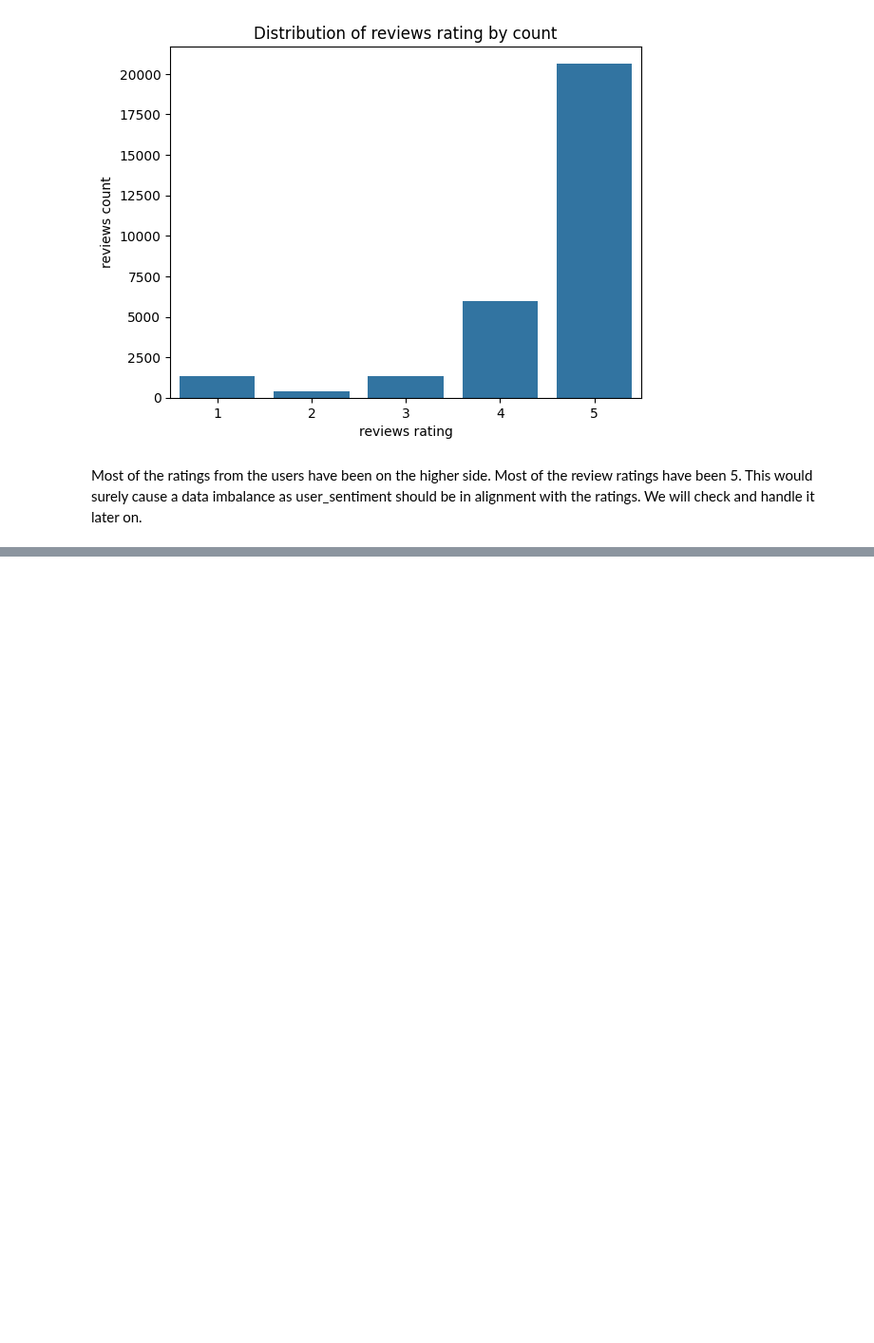
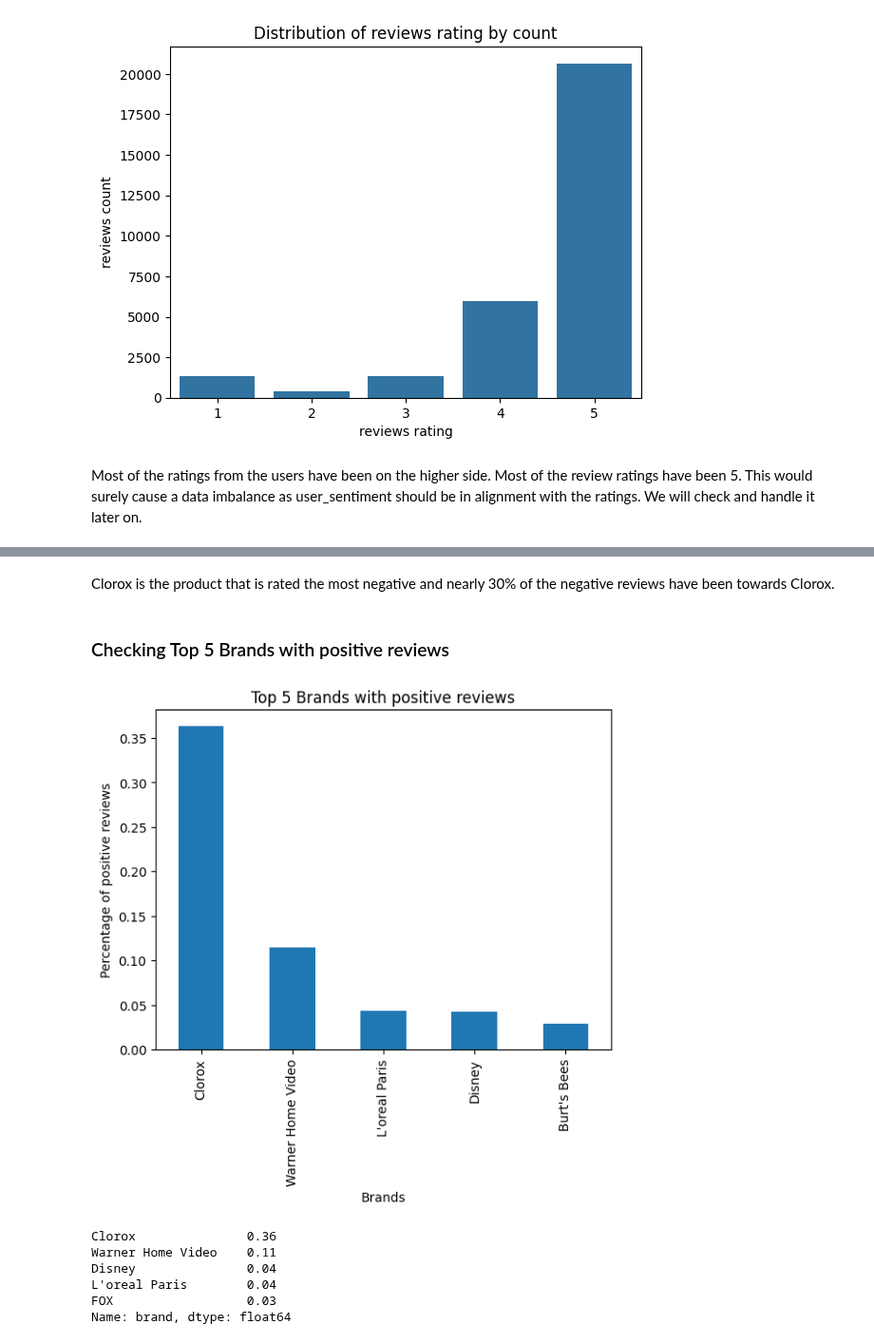
Before and after one commit to bharathsanjai/sentiment-based-product-recommendation-system, a Jupyter notebook: Recommendation_System_Notebook.ipynb, the cells around one changed output, grey strips where cells are left out. Shown at 95% size. Cells and saved outputs as stored; diff of their text form; code cells hidden in the pictures; blank space fills up the shorter version.

```diff
--- a/Recommendation_System_Notebook.ipynb
+++ b/Recommendation_System_Notebook.ipynb
@@ -363,0 +374,21 @@ Most of the ratings from the users have been on the higher side. Most of the rev
+# %% [markdown]
+Clorox is the product that is rated the most negative and nearly 30% of the negative reviews have been towards Clorox.
+# %% [markdown]
+### Checking Top 5 Brands with positive reviews
+# %%
+df_clean[ df_clean.user_sentiment == 'Positive' ].brand.value_counts(normalize=True, ascending=False).head(5).plot(kind='bar')
+plt.title("Top 5 Brands with positive reviews")
+plt.xlabel("Brands")
+plt.ylabel("Percentage of positive reviews")
+plt.show()
+# %% [output]
+[figure, added]
+# %%
+df_clean.brand.value_counts(normalize=True).head(5)
+# %% [output]
+Clorox               0.36
+Warner Home Video    0.11
+Disney               0.04
+L'oreal Paris        0.04
+FOX                  0.03
+Name: brand, dtype: float64
```
Also changed, not shown: parts of 32 cells of this notebook.
